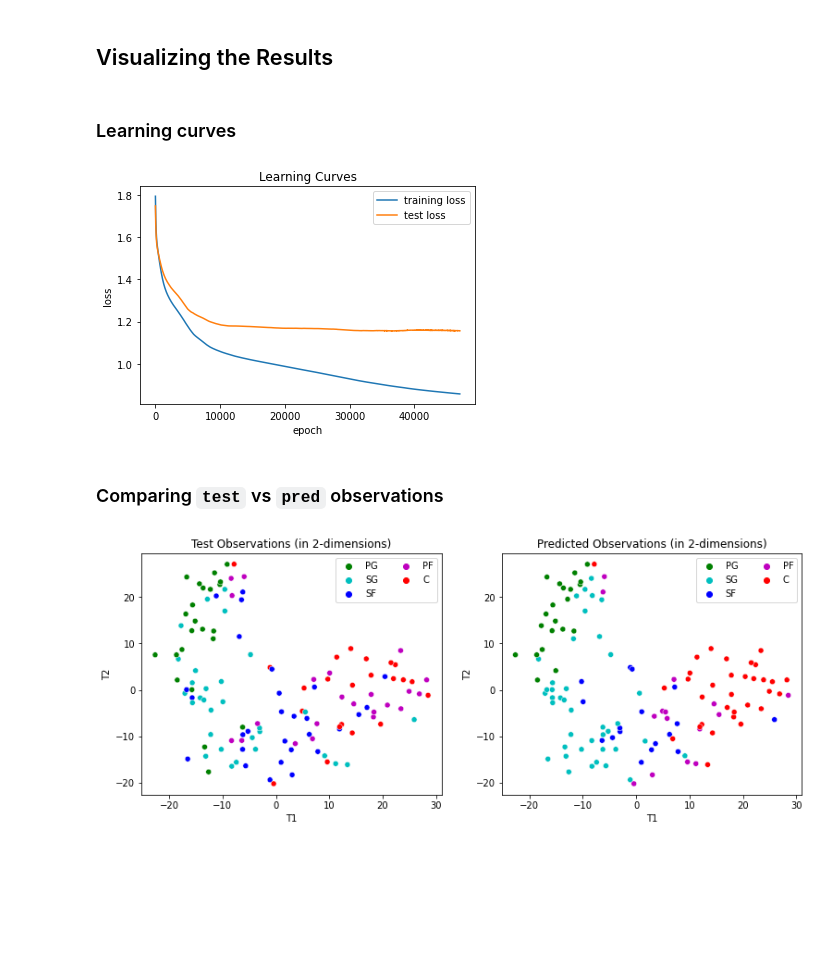
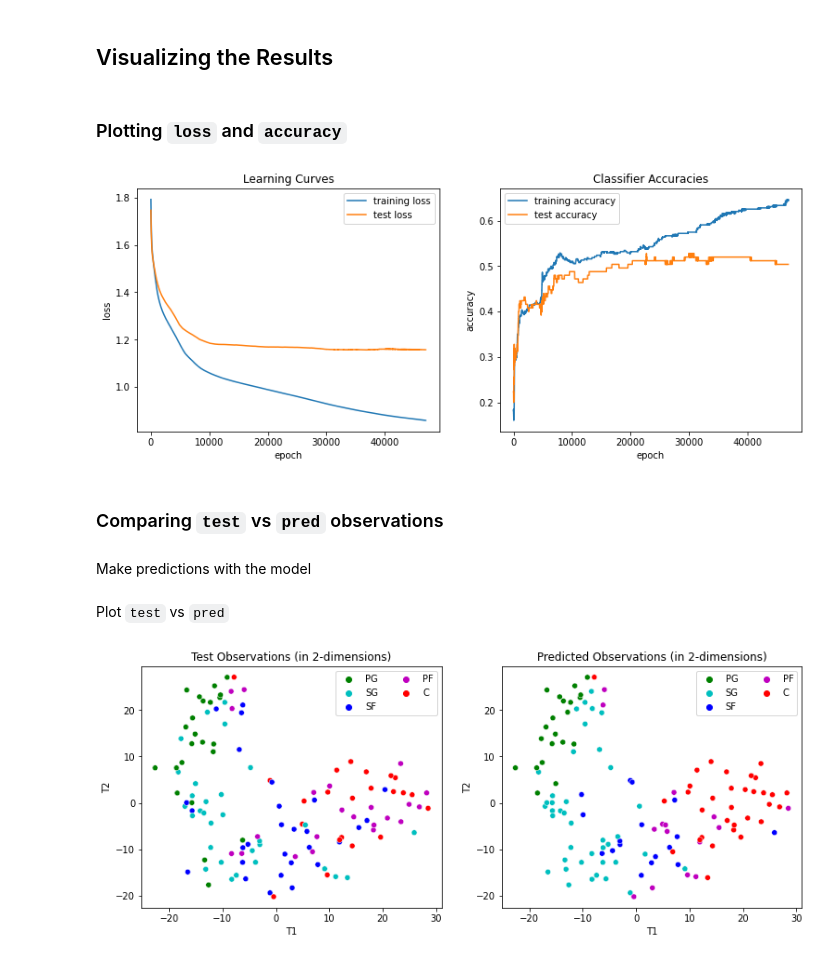
Before and after one commit to gtabot/ml-coding-samples, a Jupyter notebook: multiclass_classification_with_nn.ipynb, the cells around one changed output. Drawn from its saved outputs; the diff is of its cells as text; code cells hidden in the pictures; blank space fills up the shorter version.

```diff
--- a/multiclass_classification_with_nn.ipynb
+++ b/multiclass_classification_with_nn.ipynb
@@ -236,7 +240,9 @@ Y_test = torch.tensor(le.transform(y_test)).type(torch.float).to(device)
 # %% [markdown]
 ### Fitting the model
 # %%
-losses_train, losses_test = fit(X_train, Y_train, X_test, Y_test)
+%%time
+losses_train, losses_test, accuracies_train, accuracies_test = fit(
+    X_train, Y_train, X_test, Y_test)
 # %% [output]
 Epoch: 0 | Train Loss: 1.7928, Train Acc: 18.2% | Test Loss: 1.7471, Test Acc: 22.4%
 Epoch: 1000 | Train Loss: 1.4163, Train Acc: 37.7% | Test Loss: 1.4507, Test Acc: 40.8%
@@ -258,19 +264,31 @@ Best Epoch: 37000 | Train Loss: 0.8934, Train Acc: 61.8% | Test Loss: 1.1566, Te
 # %% [markdown]
 ## Visualizing the Results
-# %% [markdown]
-### Learning curves
-# %%
-plt.plot(losses_train)
-plt.plot(losses_test)
-plt.xlabel('epoch')
-plt.ylabel('loss')
-plt.legend(['training loss', 'test loss'])
-plt.title('Learning Curves')
-plt.show()
-# %% [output]
-[figure, removed]
+# %% [markdown]
+### Plotting `loss` and `accuracy`
+# %%
+x = list(range(len(losses_train)))
+fig, ax = plt.subplots(1, 2, figsize=(12.8, 4.8))
+# Subplot (1, 1)
+sns.lineplot(ax=ax[0], x=x, y=losses_train)
+sns.lineplot(ax=ax[0], x=x, y=losses_test)
+ax[0].legend(['training loss', 'test loss'])
+ax[0].set_xlabel('epoch')
+ax[0].set_ylabel('loss')
+ax[0].set_title('Learning Curves')
+# Subplot (1, 2)
+sns.lineplot(ax=ax[1], x=x, y=accuracies_train)
+sns.lineplot(ax=ax[1], x=x, y=accuracies_test)
+ax[1].legend(['training accuracy', 'test accuracy'])
+ax[1].set_xlabel('epoch')
+ax[1].set_ylabel('accuracy')
+ax[1].set_title('Classifier Accuracies')
+plt.show()
+# %% [output]
+[figure, added]
 # %% [markdown]
 ### Comparing `test` vs `pred` observations
+# %% [markdown]
+Make predictions with the model
 # %%
 model.eval()
 with torch.inference_mode():
@@ -279,0 +299,2 @@ test_df['Pred'] = le.inverse_transform(y_pred)
+# %% [markdown]
+Plot `test` vs `pred`
```
Also changed, not shown: parts of 10 cells of this notebook, 1 other file.
